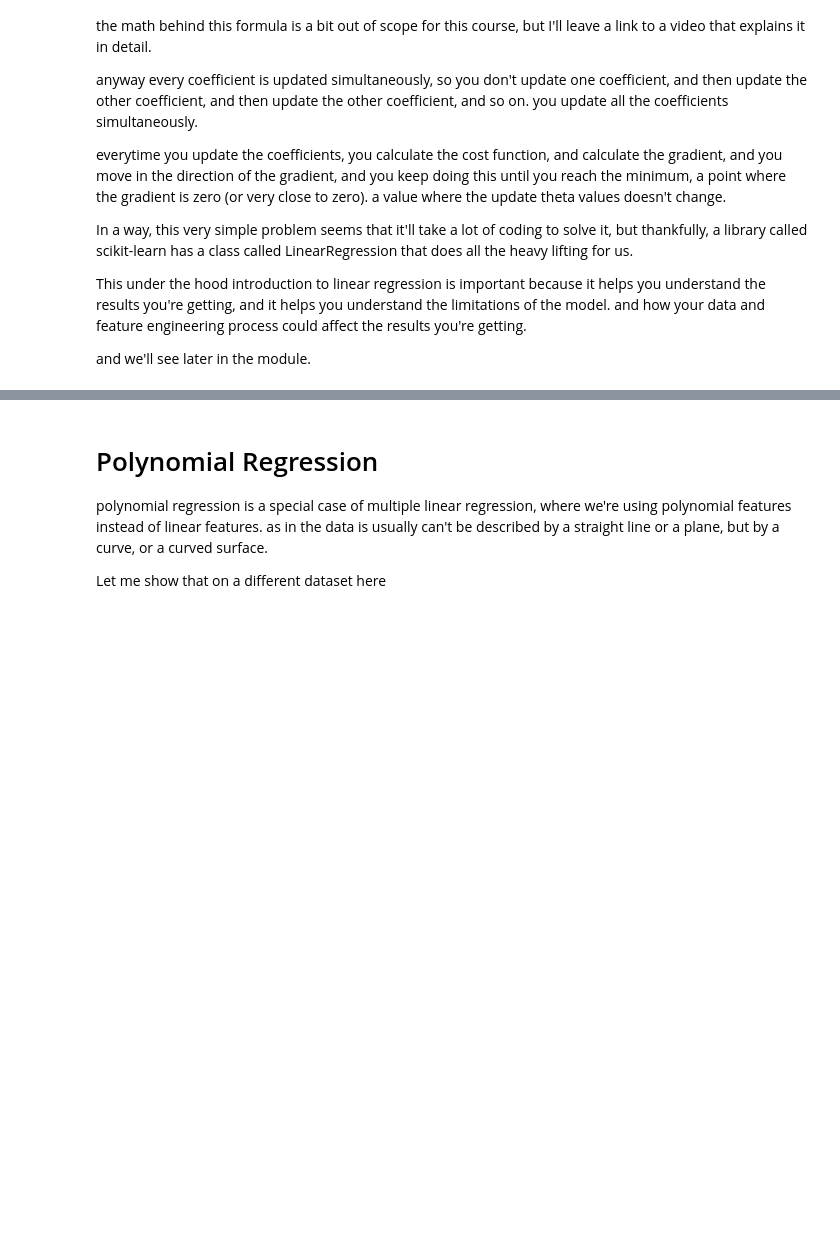
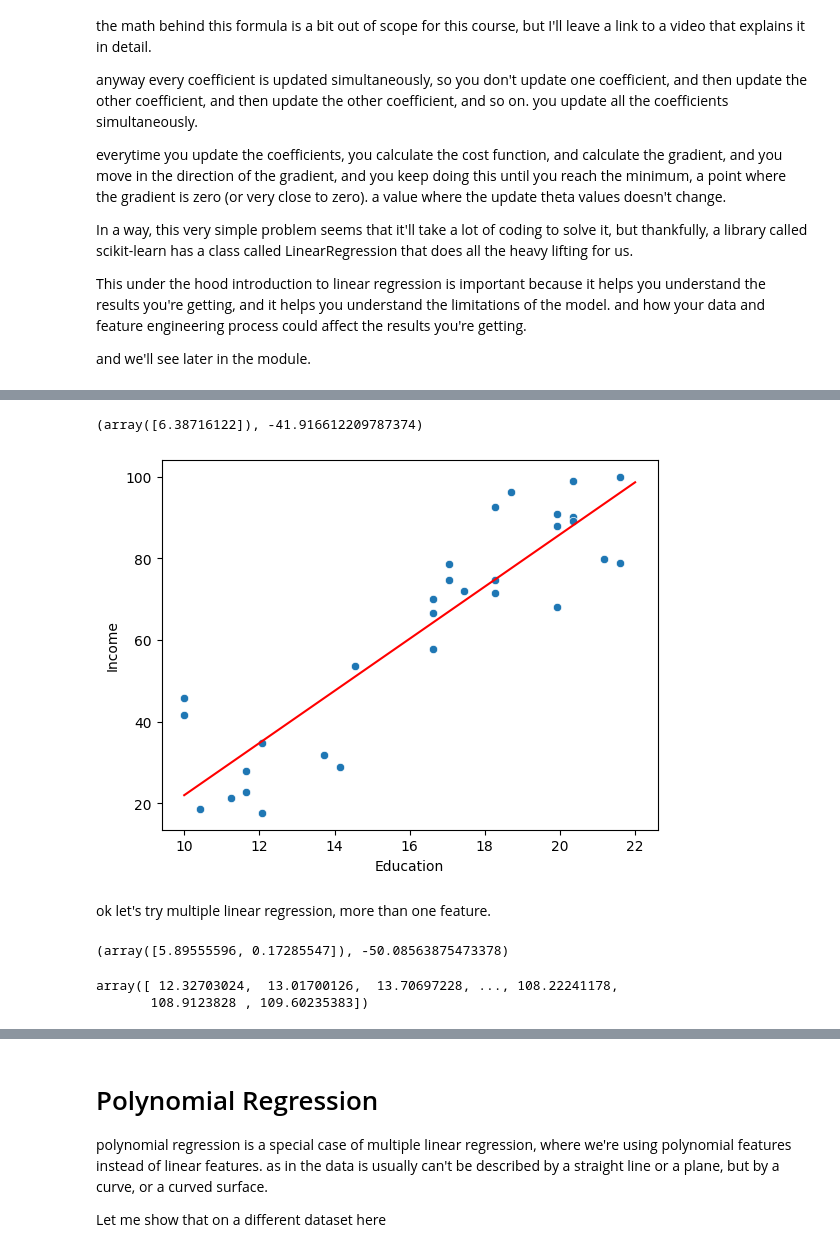
Before and after one commit to IT4063C/IT4063C.github.io, a Jupyter notebook: content/course-notes/9.ml-regression/transcript.ipynb, the cells around one changed output, grey strips where cells are left out. Cells and saved outputs as stored; diff of their text form; code cells hidden in the pictures; blank space fills up the shorter version.

```diff
--- a/content/course-notes/9.ml-regression/transcript.ipynb
+++ b/content/course-notes/9.ml-regression/transcript.ipynb
@@ -597,0 +683,52 @@ array([[0.55789474]])
+# %%
+from sklearn.linear_model import LinearRegression
+
+income_model = LinearRegression()
+income_model.fit(income_df[['Education']], income_df['Income'])
+
+income_model.coef_, income_model.intercept_
+# %% [output]
+(array([6.38716122]), -41.916612209787374)
+# %%
+sns.scatterplot(x='Education', y='Income', data=income_df)
+x = np.linspace(10, 22, 5)
+y = income_model.coef_[0]*x + income_model.intercept_
+y_ = income_model.coef_[0]*df['x'] + income_model.intercept_
+
+residuals = (y_ - df['y'])**2
+SE = np.sum(residuals)
+MSE = np.mean(residuals)
+
+plt.plot(x,y, label=f'y= {income_model.intercept_} + {income_model.coef_[0]}x', color='red')
+
+plt.show()
+# %% [output]
+[figure, added]
+# %% [markdown]
+ok let's try multiple linear regression, more than one feature.
+# %%
+from sklearn.linear_model import LinearRegression
+
+income_model = LinearRegression()
+income_model.fit(income_df[['Education', 'Seniority']], income_df['Income'])
+
+income_model.coef_, income_model.intercept_
+# %% [output]
+(array([5.89555596, 0.17285547]), -50.08563875473378)
+# %%
+## Prepare the data for Visualization
+import numpy as np
+
+x_surf, y_surf = np.meshgrid(
+  np.linspace(income_df.Education.min(), income_df.Education.max(), 100),
+  np.linspace(income_df.Seniority.min(), income_df.Seniority.max(), 100)
+)
+surfaceX = pd.DataFrame({'Education': x_surf.ravel(), 'Seniority': y_surf.ravel()})
+predictedIncomeForSurface=income_model.predict(surfaceX)
+
+## convert the predicted result in an array
+predictedIncomeForSurface=np.array(predictedIncomeForSurface)
+predictedIncomeForSurface
+# %% [output]
+array([ 12.32703024,  13.01700126,  13.70697228, ..., 108.22241178,
+       108.9123828 , 109.60235383])
```
Also changed, not shown: parts of 14 cells of this notebook.
